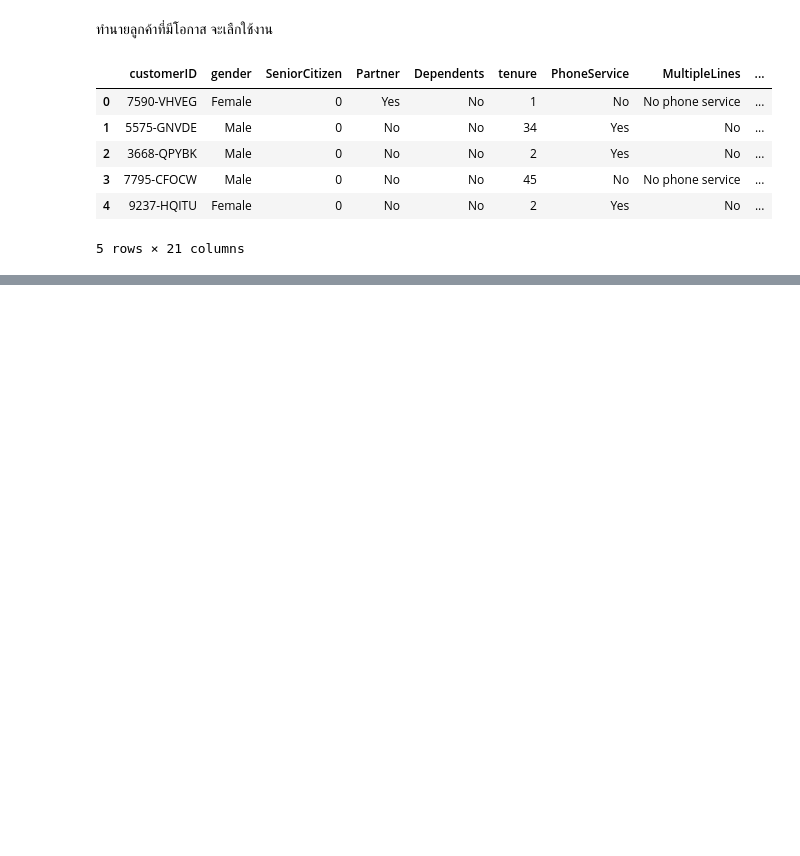
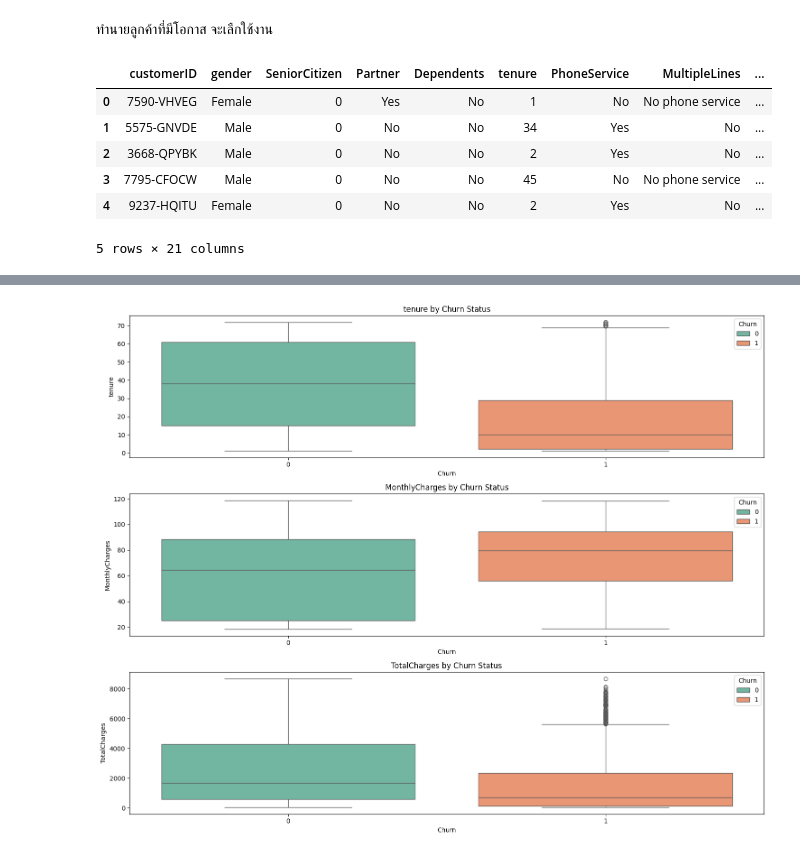
Before and after one commit to TeetyK/FinTech_AI, a Jupyter notebook: Customer_chum.ipynb, the cells around one changed output, grey strips where cells are left out. Saved outputs shown, nothing was run; the diff lists cells and outputs as text; code cells hidden in the pictures; blank space fills up the shorter version.

```diff
--- a/Customer_chum.ipynb
+++ b/Customer_chum.ipynb
@@ -17,0 +181,17 @@ df.head()
+# %%
+import seaborn as sns
+import matplotlib.pyplot as plt
+
+num_features = ['tenure', 'MonthlyCharges', 'TotalCharges']
+
+plt.figure(figsize=(15, 12))
+
+for i, col in enumerate(num_features, 1):
+    plt.subplot(3, 1, i)
+    sns.boxplot(data=df, x='Churn', y=col, palette='Set2', hue='Churn')
+    plt.title(f'{col} by Churn Status')
+
+plt.tight_layout()
+plt.show()
+# %% [output]
+[figure, added]
```
Also changed, not shown: parts of 37 cells of this notebook.
